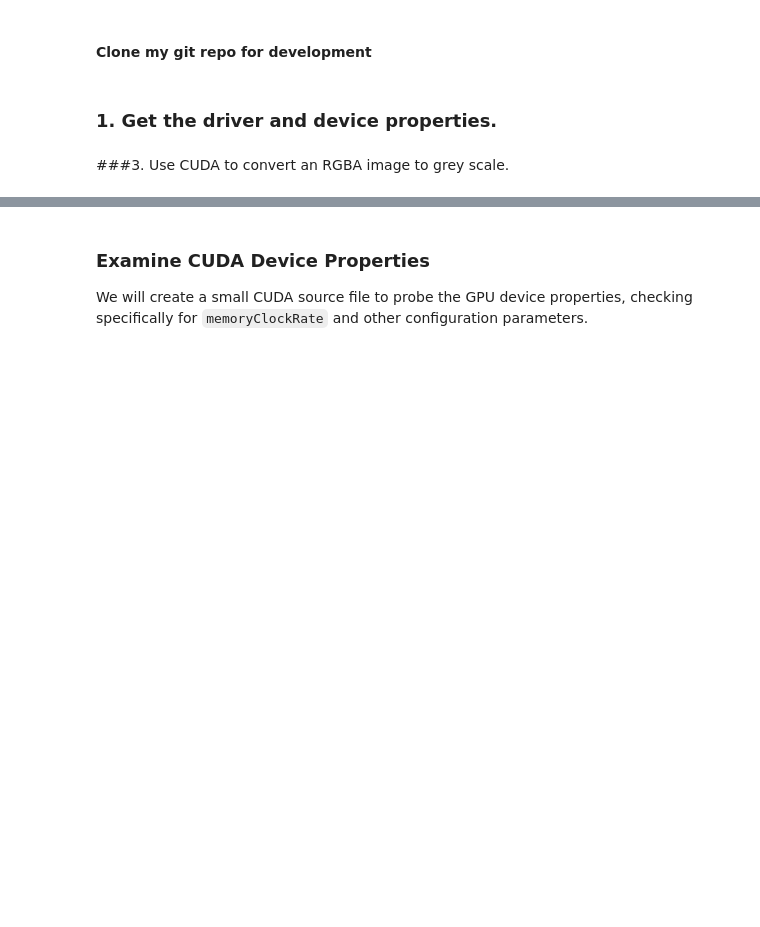
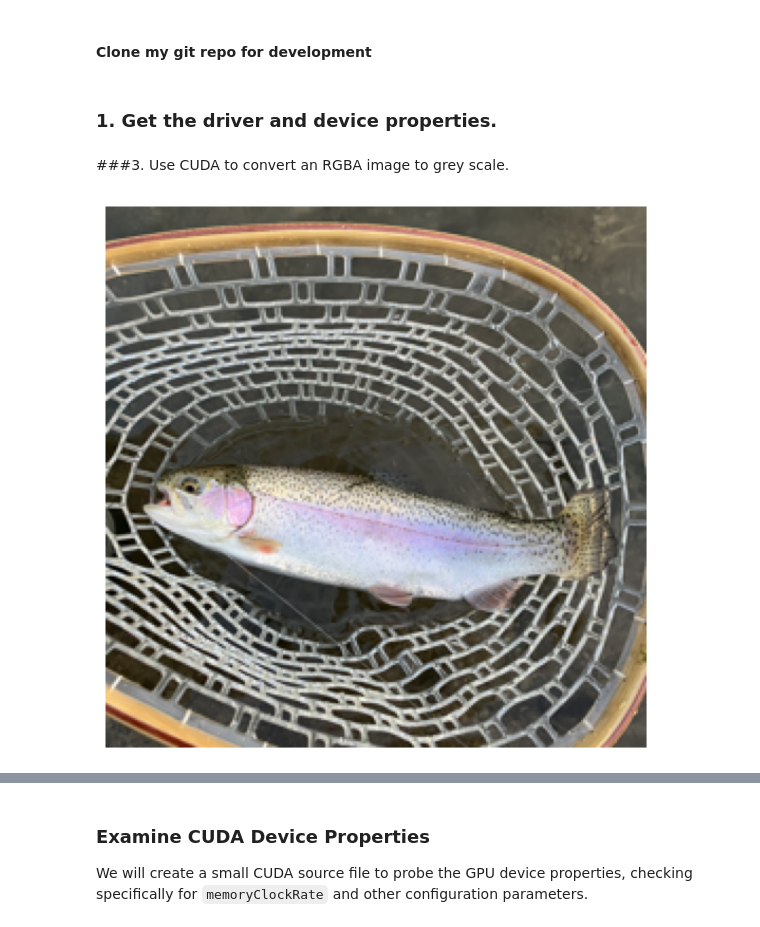
Before and after one commit to bkoz/cuda, a Jupyter notebook: 03_rgb2gray.ipynb, the cells around one changed output, grey strips where cells are left out. Cells and saved outputs as stored; diff of their text form; code cells hidden in the pictures; blank space fills up the shorter version.

```diff
--- a/03_rgb2gray.ipynb
+++ b/03_rgb2gray.ipynb
@@ -152,22 +152,29 @@ image_file = "pixels.raw"
 # %%
 import numpy as np
 import matplotlib.pyplot as plt
+from PIL import Image
 
 # Read raw pixels
-image_file = "pixels.raw";
+image_file = "pixels.raw"
 with open(image_file, 'rb') as f:
-  raw_data = f.read()
+    raw_data = f.read()
 
 # Reshape (adjust width/height as needed)
 width, height = 2048, 2048
 pixels = np.frombuffer(raw_data, dtype=np.uint8).reshape((height, width, 4))
 
+# Resize image to a custom display size (e.g., 256x256) using PIL
+img = Image.fromarray(pixels)
+img_resized = img.resize((256, 256))
+
 # Display
-plt.figure(figsize=(12, 8))
-plt.imshow(pixels)
+plt.figure(figsize=(6, 6))
+plt.imshow(img_resized)
 plt.axis('off')
 plt.tight_layout()
 plt.show()
+# %% [output]
+[figure, added]
 # %%
 import numpy as np
 import matplotlib.pyplot as plt
```
Also changed, not shown: parts of 1 cell of this notebook.
